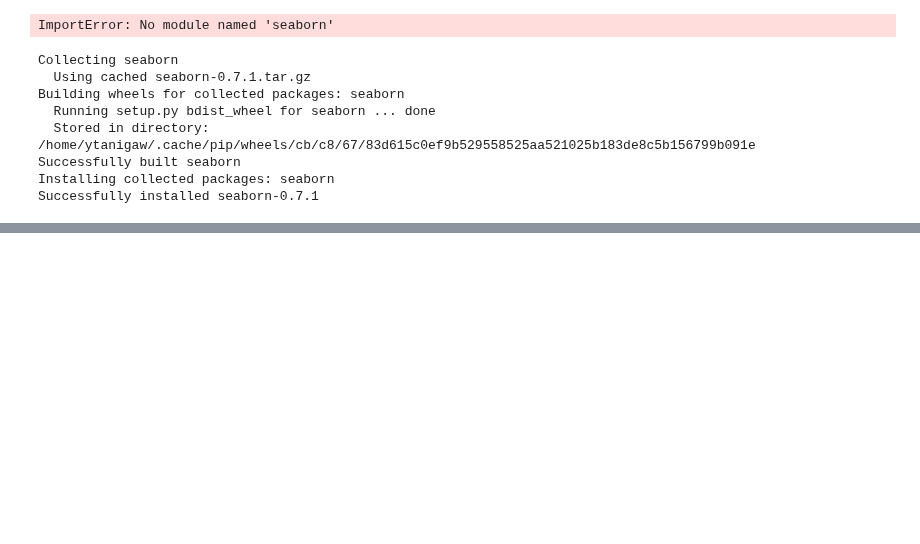
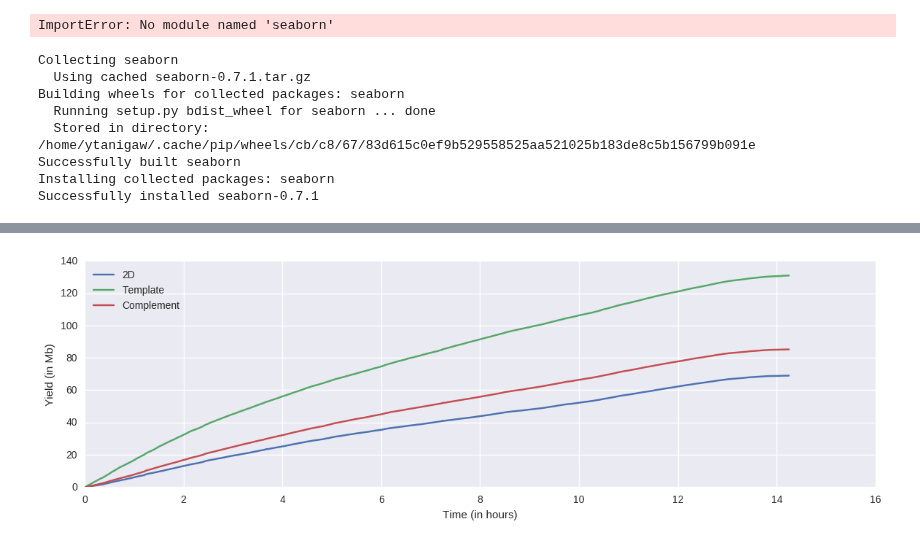
Before and after one commit to rivas-lab/nanopore, a Jupyter notebook: notes/20161017_porekit.ipynb, the cells around one changed output, grey strips where cells are left out. Drawn from its saved outputs; the diff is of its cells as text; code cells hidden in the pictures; blank space fills up the shorter version.

```diff
--- a/notes/20161017_porekit.ipynb
+++ b/notes/20161017_porekit.ipynb
@@ -54,0 +143,4 @@ everything = porekit.gather_metadata(
+# %%
+porekit.plots.yield_curves(df);
+# %% [output]
+[figure, added]
```
Also changed, not shown: parts of 33 cells of this notebook.
